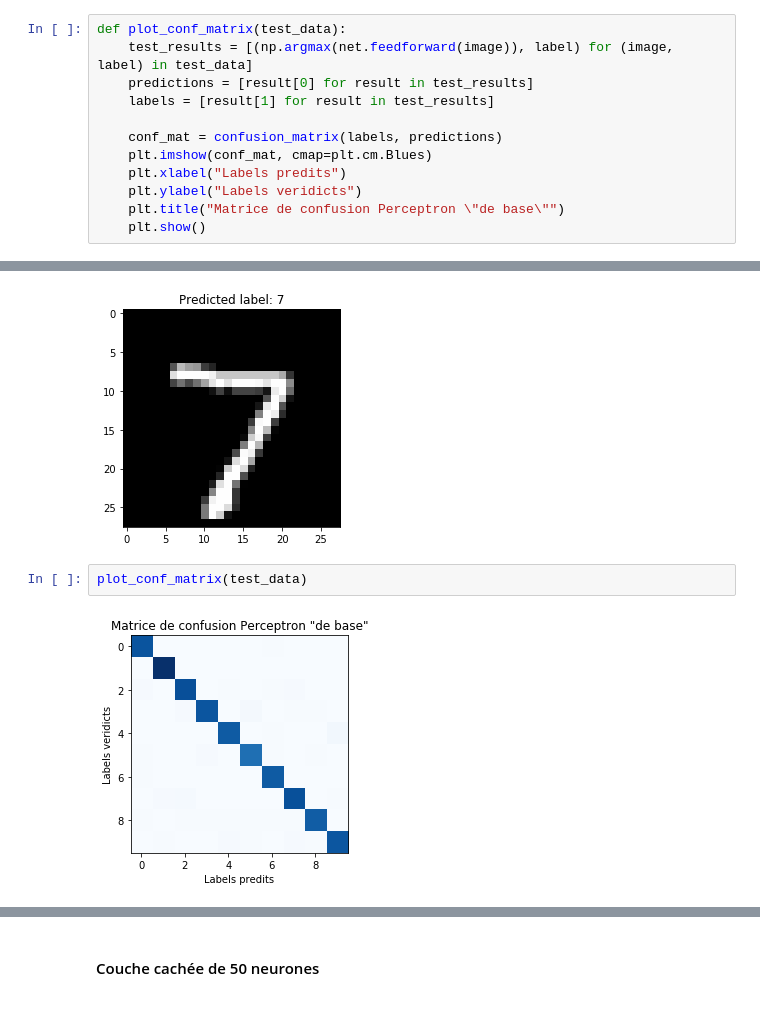
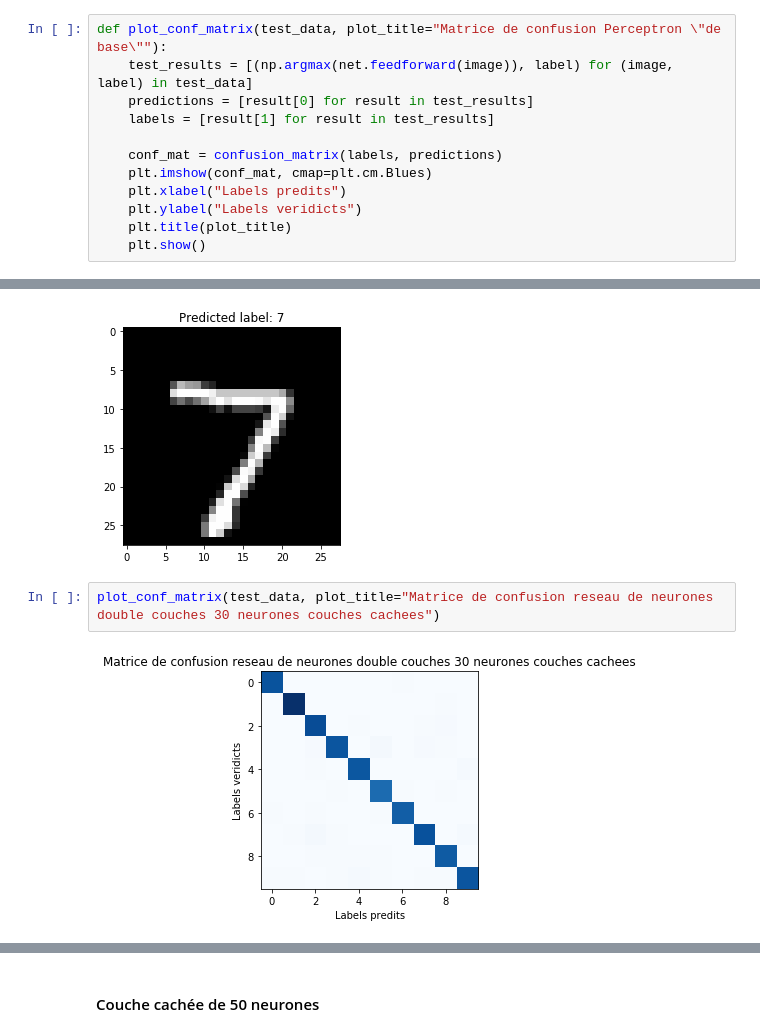
Before and after one commit to DaSilvaRemi/HandWritingNumberClassification, a Jupyter notebook: src/DaSilva_Bailleul_Classification_Nombres_Rapport_DeepLearning_E4FI.ipynb, the cells around one changed output, grey strips where cells are left out. Cells and saved outputs as stored; diff of their text form.

```diff
--- a/src/DaSilva_Bailleul_Classification_Nombres_Rapport_DeepLearning_E4FI.ipynb
+++ b/src/DaSilva_Bailleul_Classification_Nombres_Rapport_DeepLearning_E4FI.ipynb
@@ -86,7 +86,7 @@ def plot_predict(test_data):
     plt.title('Predicted label: {0}'.format(predicted_label))
     plt.show()
 # %%
-def plot_conf_matrix(test_data):
+def plot_conf_matrix(test_data, plot_title="Matrice de confusion Perceptron \"de base\""):
     test_results = [(np.argmax(net.feedforward(image)), label) for (image, label) in test_data]
     predictions = [result[0] for result in test_results]
     labels = [result[1] for result in test_results]
@@ -95,7 +95,7 @@ def plot_conf_matrix(test_data):
     plt.imshow(conf_mat, cmap=plt.cm.Blues)
     plt.xlabel("Labels predits")
     plt.ylabel("Labels veridicts")
-    plt.title("Matrice de confusion Perceptron \"de base\"")
+    plt.title(plot_title)
     plt.show()
 # %%
 def subplots_data(data,  nb_plot_in_x=1, nb_plot_in_y=2):
@@ -243,10 +243,10 @@ test_data = list(test_data)
 plot_predict(test_data)
 # %% [output]
 [figure]
-# %%
-plot_conf_matrix(test_data)
-# %% [output]
-[figure, removed]
+# %%
+plot_conf_matrix(test_data, plot_title="Matrice de confusion reseau de neurones double couches 30 neurones couches cachees")
+# %% [output]
+[figure, added]
 # %%
 subplots_data(
     [
```
Also changed, not shown: parts of 28 cells of this notebook, 2 other files.
